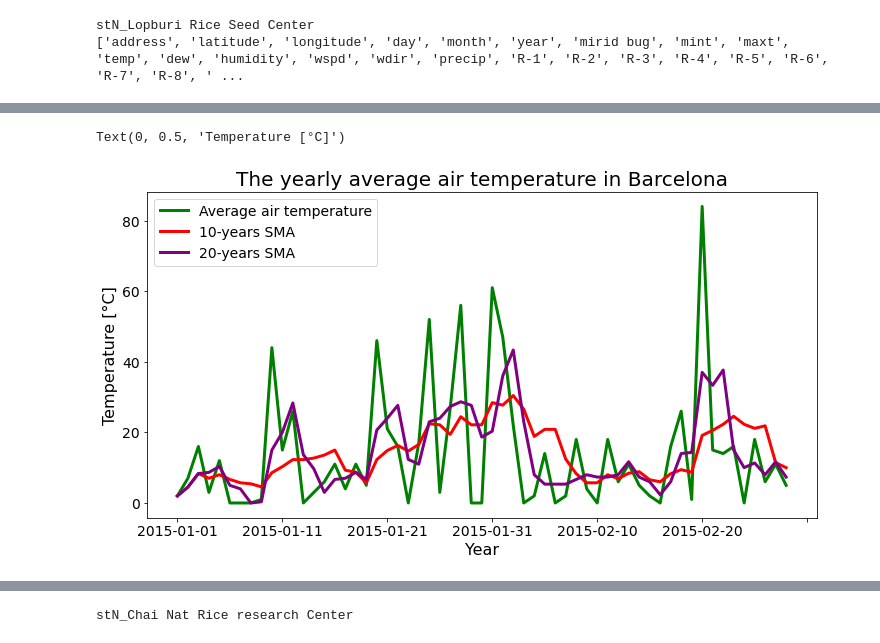
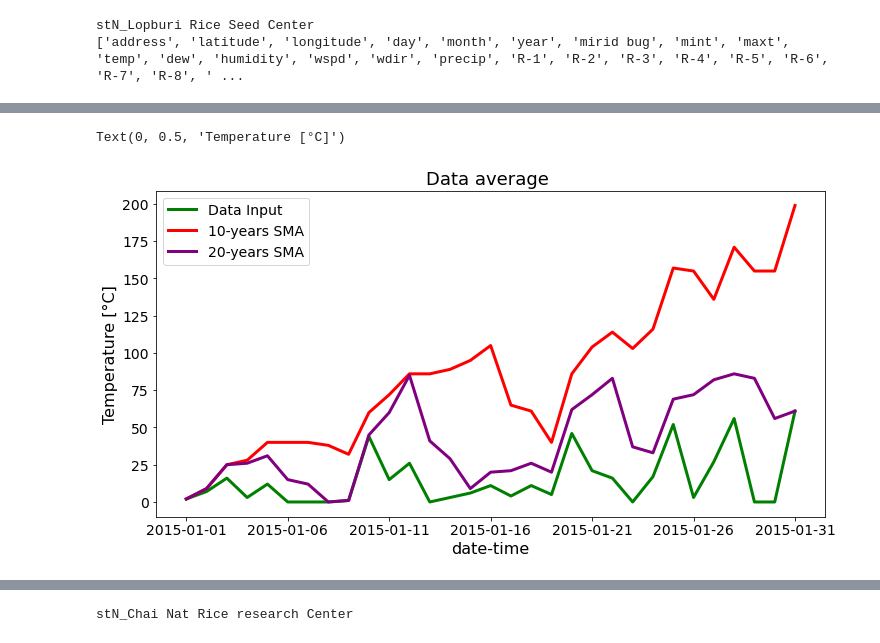
Before and after one commit to D6200763-SUT/SUT_Rice_Project_2021, a Jupyter notebook: Creat_data__Preparation_Mode.ipynb, the cells around one changed output, grey strips where cells are left out. Cells and saved outputs as stored; diff of their text form; code cells hidden in the pictures.

```diff
--- a/Creat_data__Preparation_Mode.ipynb
+++ b/Creat_data__Preparation_Mode.ipynb
@@ -78,10 +77,12 @@ stN_Lopburi Rice Seed Center
 ['address', 'latitude', 'longitude', 'day', 'month', 'year', 'mirid bug', 'mint', 'maxt', 'temp', 'dew', 'humidity', 'wspd', 'wdir', 'precip', 'R-1', 'R-2', 'R-3', 'R-4', 'R-5', 'R-6', 'R-7', 'R-8', ' ...
 # %%
 # df_temperature = dataset['temp']
-df_temperature = pd.DataFrame(dataset['bph'].loc['2015-01-01':'2015-02-31'])
+df_temperature = pd.DataFrame(dataset['bph'].loc['2015-01-01':'2015-01-31'])
 
 # df_temperature =
 # the simple moving average over a period of 10 years
-df_temperature['7D-SMA'] = df_temperature.bph.rolling(7, min_periods=1).mean()
-df_temperature['3D-SMA'] = df_temperature.bph.rolling(3, min_periods=1).mean()
-df_temperature
+# df_temperature['7D-SMA'] = df_temperature.bph.rolling(7, min_periods=1).mean()
+# df_temperature['3D-SMA'] = df_temperature.bph.rolling(3, min_periods=1).mean()
+df_temperature['7D-SMA'] = df_temperature.bph.rolling(7, min_periods=1).sum()
+df_temperature['3D-SMA'] = df_temperature.bph.rolling(3, min_periods=1).sum()
+# df_temperature
@@ -107,19 +89,19 @@ df_temperature
 # %%
 # colors for the line plot
 colors = ['green', 'red', 'purple']
 
 # line plot - the yearly average air temperature in Barcelona
 df_temperature.plot(color=colors, linewidth=3, figsize=(12,6))
 
 # modify ticks size
 plt.xticks(fontsize=14)
 plt.yticks(fontsize=14)
-plt.legend(labels =['Average air temperature', '10-years SMA', '20-years SMA'], fontsize=14)
+plt.legend(labels =['Data Input', '10-years SMA', '20-years SMA'], fontsize=14)
 
 # title and labels
-plt.title('The yearly average air temperature in Barcelona', fontsize=20)
-plt.xlabel('Year', fontsize=16)
+plt.title('Data average ', fontsize=18)
+plt.xlabel('date-time', fontsize=16)
 plt.ylabel('Temperature [°C]', fontsize=16)
 # %% [output]
 Text(0, 0.5, 'Temperature [°C]')
-[figure, old version]
+[figure, new version]
```
Also changed, not shown: parts of 3 cells of this notebook.
